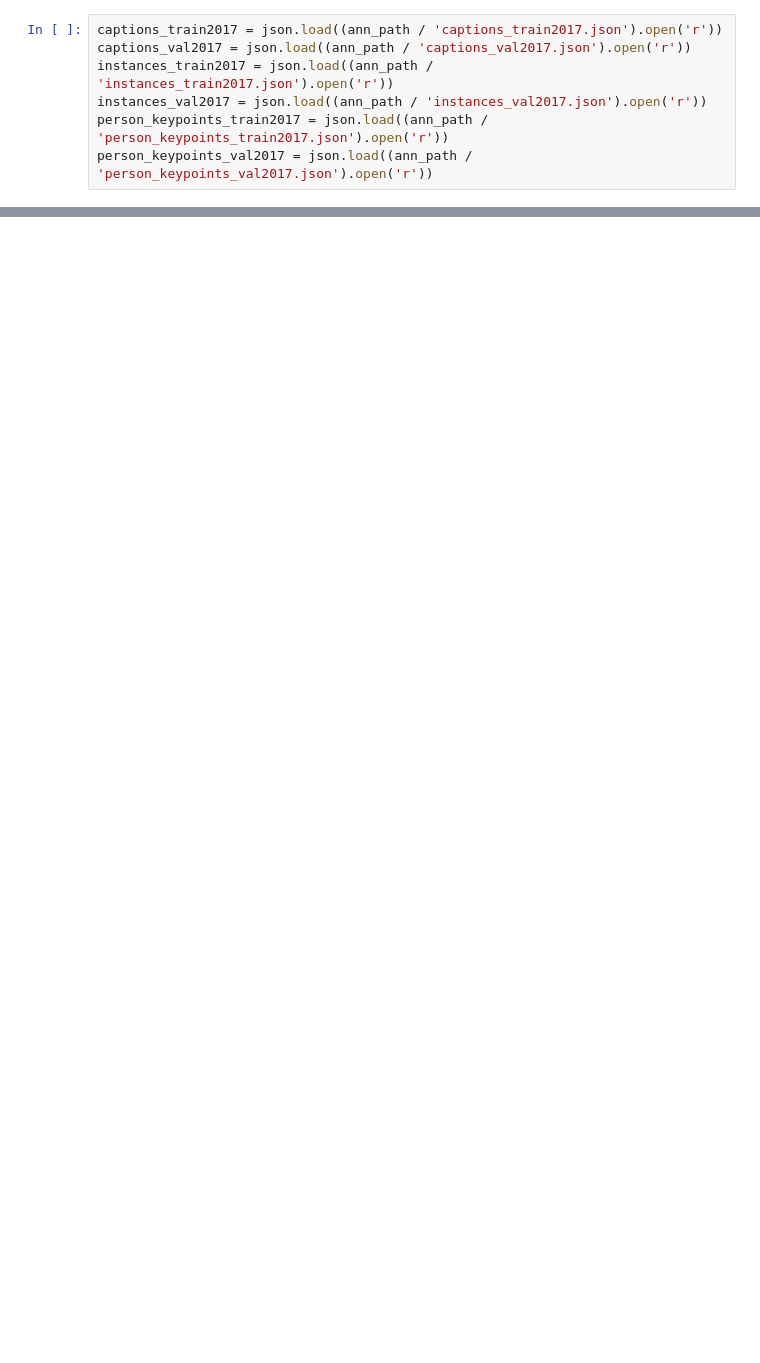
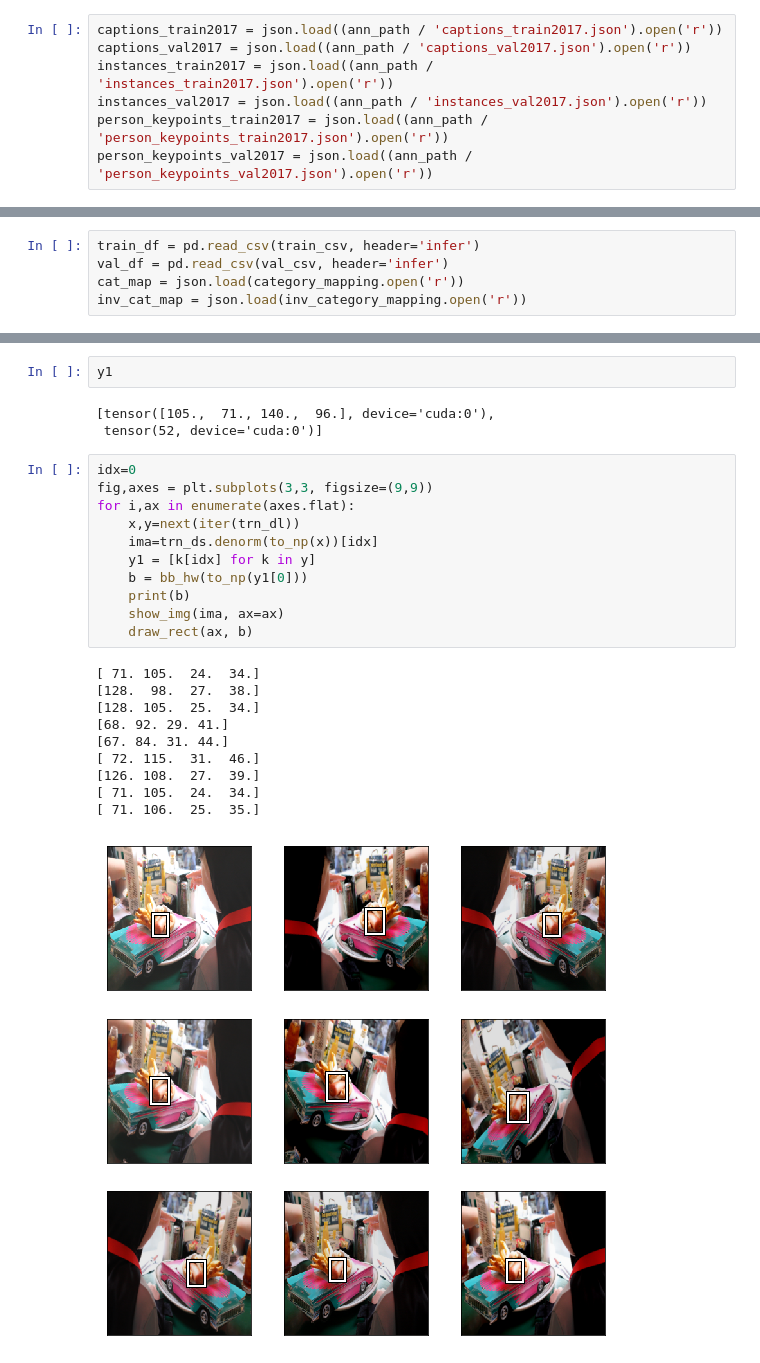
Before and after one commit to TheShadow29/FAI-notes, a Jupyter notebook: notebooks/RetinaCoCo.ipynb, the cells around one changed output, grey strips where cells are left out. Saved outputs shown, nothing was run; the diff lists cells and outputs as text; blank space fills up the shorter version.

```diff
--- a/notebooks/RetinaCoCo.ipynb
+++ b/notebooks/RetinaCoCo.ipynb
@@ -54,0 +75,5 @@ instances_train2017['annotations']
+# %%
+train_df = pd.read_csv(train_csv, header='infer')
+val_df = pd.read_csv(val_csv, header='infer')
+cat_map = json.load(category_mapping.open('r'))
+inv_cat_map = json.load(inv_category_mapping.open('r'))
@@ -54,0 +199,27 @@ instances_train2017['annotations']
+# %%
+y1
+# %% [output]
+[tensor([105.,  71., 140.,  96.], device='cuda:0'),
+ tensor(52, device='cuda:0')]
+# %%
+idx=0
+fig,axes = plt.subplots(3,3, figsize=(9,9))
+for i,ax in enumerate(axes.flat):
+    x,y=next(iter(trn_dl))
+    ima=trn_ds.denorm(to_np(x))[idx]
+    y1 = [k[idx] for k in y]
+    b = bb_hw(to_np(y1[0]))
+    print(b)
+    show_img(ima, ax=ax)
+    draw_rect(ax, b)
+# %% [output]
+[ 71. 105.  24.  34.]
+[128.  98.  27.  38.]
+[128. 105.  25.  34.]
+[68. 92. 29. 41.]
+[67. 84. 31. 44.]
+[ 72. 115.  31.  46.]
+[126. 108.  27.  39.]
+[ 71. 105.  24.  34.]
+[ 71. 106.  25.  35.]
+[figure, added]
```
Also changed, not shown: parts of 26 cells of this notebook.
